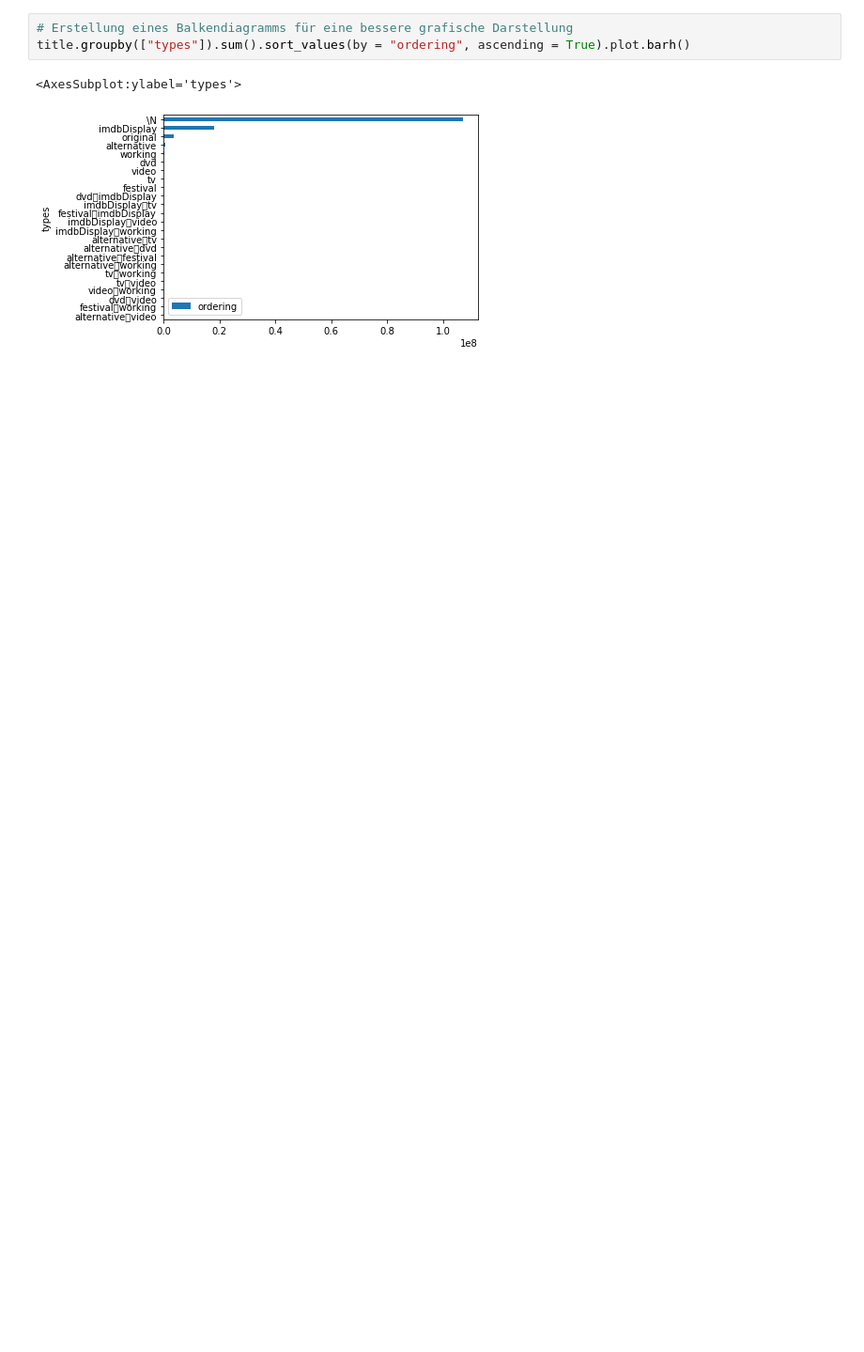
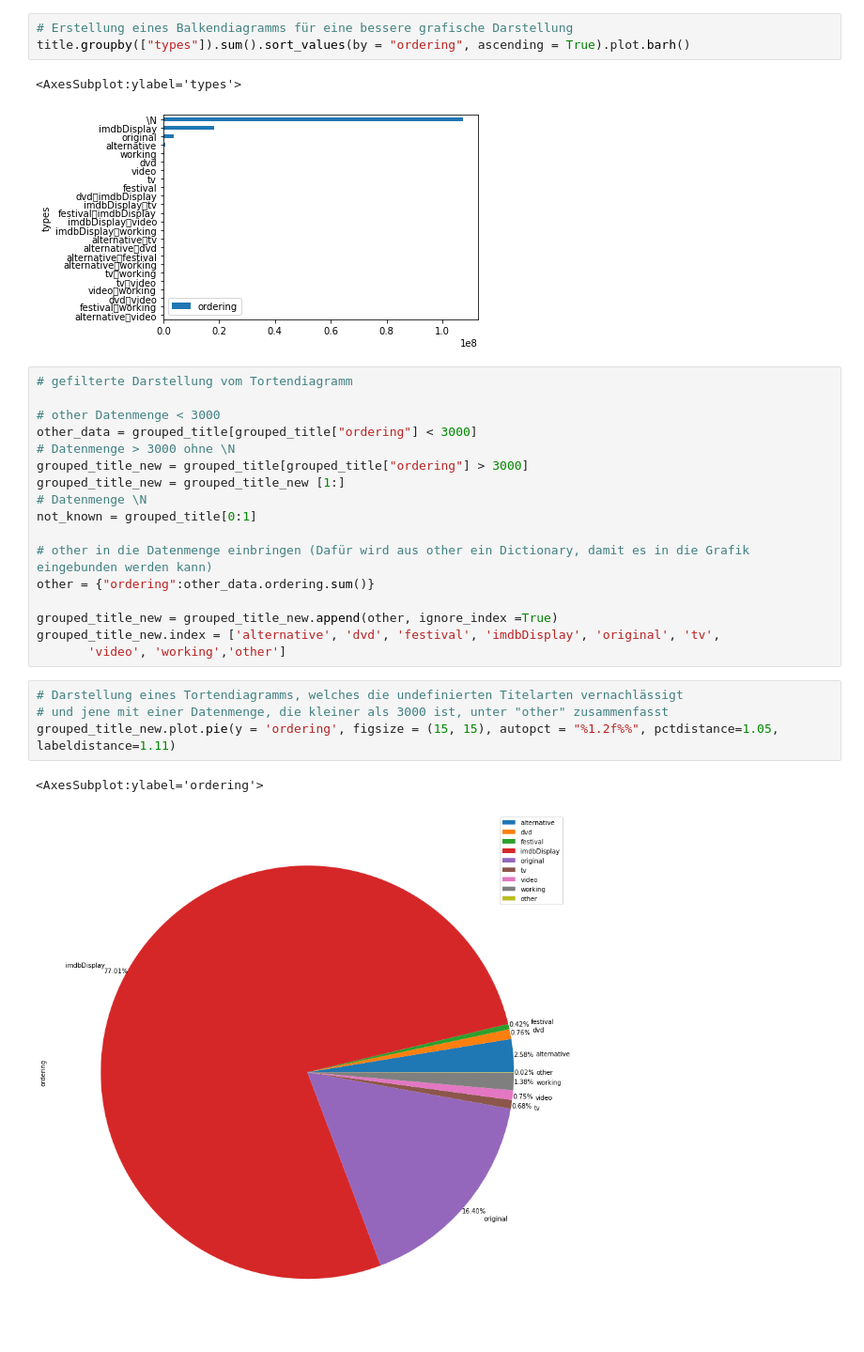
Before and after one commit to JosiNeust/2022-BDK6.5.3-P3_Guppe_6, a Jupyter notebook: Frage_1.ipynb, the cells around one changed output. Shown at 94% size. Cells and saved outputs as stored; diff of their text form; blank space fills up the shorter version.

Commit message:
Einfügen der gefilterten Darstellung des Tortendiagramms

```diff
--- a/Frage_1.ipynb
+++ b/Frage_1.ipynb
@@ -95,3 +95,27 @@ title.groupby(["types"]).sum().sort_values(by = "ordering", ascending = True).pl
 # %% [output]
 <AxesSubplot:ylabel='types'>
 [figure]
+# %%
+# gefilterte Darstellung vom Tortendiagramm
+
+# other Datenmenge < 3000
+other_data = grouped_title[grouped_title["ordering"] < 3000]
+# Datenmenge > 3000 ohne \N
+grouped_title_new = grouped_title[grouped_title["ordering"] > 3000]
+grouped_title_new = grouped_title_new [1:]
+# Datenmenge \N
+not_known = grouped_title[0:1]
+
+# other in die Datenmenge einbringen (Dafür wird aus other ein Dictionary, damit es in die Grafik eingebunden werden kann)
+other = {"ordering":other_data.ordering.sum()}
+
+grouped_title_new = grouped_title_new.append(other, ignore_index =True)
+grouped_title_new.index = ['alternative', 'dvd', 'festival', 'imdbDisplay', 'original', 'tv',
+       'video', 'working','other']
+# %%
+# Darstellung eines Tortendiagramms, welches die undefinierten Titelarten vernachlässigt
+# und jene mit einer Datenmenge, die kleiner als 3000 ist, unter "other" zusammenfasst
+grouped_title_new.plot.pie(y = 'ordering', figsize = (15, 15), autopct = "%1.2f%%", pctdistance=1.05, labeldistance=1.11)
+# %% [output]
+<AxesSubplot:ylabel='ordering'>
+[figure, added]
```
Also changed, not shown: parts of 4 cells of this notebook.
